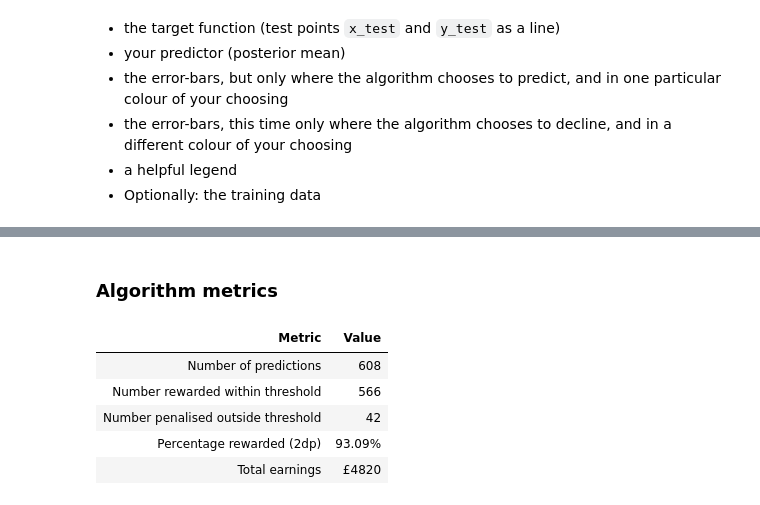
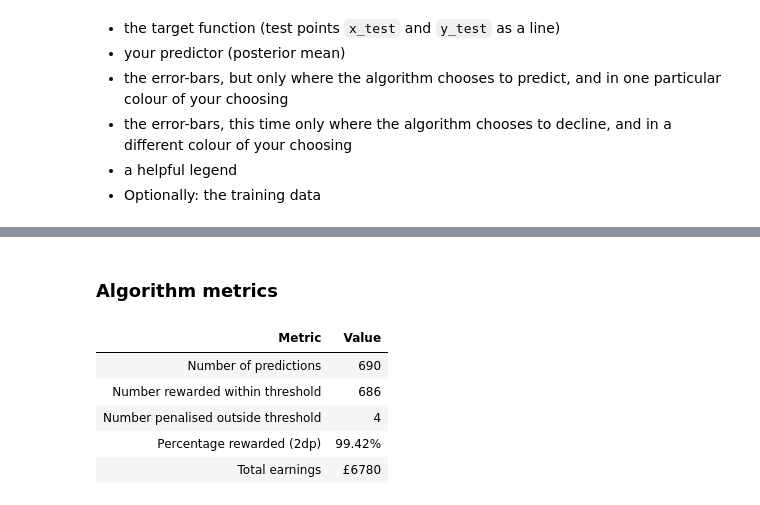
Before and after one commit to ab3308/bayesian-machine-learning, a Jupyter notebook: bayesian-regression/CM50268-Coursework-1.ipynb, the cells around one changed output, grey strips where cells are left out. Saved outputs shown, nothing was run; the diff lists cells and outputs as text; code cells hidden in the pictures.

```diff
--- a/bayesian-regression/CM50268-Coursework-1.ipynb
+++ b/bayesian-regression/CM50268-Coursework-1.ipynb
@@ -224,8 +224,7 @@ For maximum marks, the ideal solution will treat $\lambda=0$ case differently to
 ## FIT_PLS
 ##
 def fit_pls(PHI, y, lam):
-    PHI_T = np.transpose(PHI)
-    return np.linalg.inv((PHI_T @ PHI) + (lam * np.eye(PHI.shape[0]))) @ PHI_T @ y
+    return np.linalg.inv((PHI.T @ PHI) + (lam * np.eye(PHI.shape[0]))) @ PHI.T @ y
 # %% [markdown]
 ## Task 1b
 *3 marks overall*
@@ -388,8 +388,8 @@ There is an equivalent identity for determinants too.
 # %%
 ## MARGINAL LIKELIHOOD
 def compute_log_marginal(PHI, y, alph, s2):
-    cov_matrix = (s2 * np.eye(PHI.shape[0])) + (1 / alph) * PHI @ np.transpose(PHI)
-    return stats.multivariate_normal.logpdf(y.flatten(), np.zeros(PHI.shape[0]), cov_matrix)
+    cov_matrix = (s2 * np.eye(PHI.shape[0])) + (1 / alph) * PHI @ PHI.T
+    return stats.multivariate_normal.logpdf(y.ravel(), np.zeros(PHI.shape[0]), cov_matrix)
 # %%
 ## MARGINAL LIKELIHOOD (ADVANCED VERSION - OPTIONAL)
 def compute_log_marginal_advanced(PHI, y, alph, s2):
@@ -533,10 +545,14 @@ plt.show()
 # %%
 # TABLE
-min_test_idx, min_val_idx, min_train_likelihood_idx, min_train_val_likelihood_idx = np.argmin(test_errors), np.argmin(
-    val_errors), np.argmin(train_log_l), np.argmin(train_val_log_l)
+min_test_idx = np.argmin(test_errors)
+min_val_idx = np.argmin(val_errors)
+min_train_likelihood_idx = np.argmin(train_log_l)
+min_train_val_likelihood_idx = np.argmin(train_val_log_l)
 
-min_test_test, min_test_val, min_test_train_likelihood, min_test_train_val_likelihood = test_errors[min_test_idx], \
-    test_errors[min_val_idx], test_errors[min_train_likelihood_idx], test_errors[min_train_val_likelihood_idx]
+min_test_test = test_errors[min_test_idx]
+min_test_val = test_errors[min_val_idx]
+min_test_train_likelihood = test_errors[min_train_likelihood_idx]
+min_test_train_val_likelihood = test_errors[min_train_val_likelihood_idx]
 
 best_alpha = lambdas[min_train_val_likelihood_idx] / sigma_2
 
@@ -714,30 +751,14 @@ That is, only retain predictions for which we are sufficiently confident, given
 # %%
-# Implement your algorithm here
-#
-# Use these fixed values
-
 threshold = 0.15
 reward_under = 10
 cost_above = 20
 
 
-def get_predictive_variance(data, covariance):
+def get_predictions_and_var(data, m, covariance):
     """
-    Predictive variance for the given data (PHI_train, PHI_val, PHI_test) and posterior covariance (computed over training data)
+    Returns predictive mean and variance for given data and posterior
     """
-    return np.diag(data @ covariance @ data.T)
-
-
-def make_predictions(prediction_array, prediction_standard_deviations):
-    """
-    Decline if corresponding predictive std dev < threshold
-    Predict otherwise
-    """
-    return [
-        pred if (prediction_standard_deviations[idx] <= threshold)
-        else None
-        for idx, pred in enumerate(prediction_array)
-    ]
+    return (data @ m).ravel(), np.diag(data @ covariance @ data.T)
 
 
 def compute_rewards(data, decided_predictions):
@@ -746,47 +767,57 @@ def compute_rewards(data, decided_predictions):
     0 if decline
     +10 if MAE less than threshold
     -20 otherwise
     """
     return np.array([
         0 if pred is None
         else reward_under if np.abs(pred - data[idx]) <= threshold
         else -cost_above
         for idx, pred in enumerate(decided_predictions)
     ])
 
 
-# compute posterior mean and covariance over training data
-mean, cov = compute_posterior(PHI_train, y_train, best_alpha, sigma_2)
+# compute posterior mean and covariance over combined train + val data
+mean, cov = compute_posterior(PHI_train_val, np.concat([y_train, y_val]), best_alpha, sigma_2)
 
 # compute predictions and predictive variance using posterior
-y_test_pred = PHI_test @ mean
-y_test_pred_var = get_predictive_variance(PHI_test, cov)
+test_pred, test_pred_var = get_predictions_and_var(PHI_test, mean, cov)
 
-# generate predictions using defined method encapsulating decision function
-final_predictions = make_predictions(y_test_pred.flatten(), np.sqrt(y_test_pred_var))
+# convert gaussian predictions into distributions
+test_normal_distributions = stats.norm(loc=0, scale=np.sqrt(test_pred_var))
 
-# calculate earnings in line with defined task
-rewards = compute_rewards(y_test.flatten(), final_predictions)
-total_earnings = np.sum(rewards)
+# probability of abs error being less than threshold, use to make decisions
+test_probabilities = test_normal_distributions.cdf(threshold) - test_normal_distributions.cdf(-threshold)
+decisions, = np.where(test_probabilities > (cost_above / (reward_under + cost_above)))
+
+# map decisions into array of predictions / declinations
+predictions = [
+    pred if idx in decisions
+    else None
+    for idx, pred in enumerate(test_pred)
+]
+
+rewards = compute_rewards(y_test.flatten(), predictions)
 
 # metrics for table
-num_pred = sum([1 if pred is not None else 0 for pred in final_predictions])
+total_earnings = sum(rewards)
+num_pred = len(decisions)
 num_reward = len(rewards[rewards > 0])
-num_penalised = num_pred - num_reward
+num_nothing = len(rewards[rewards == 0])
+num_penalised = len(rewards[rewards < 0])
 table = [
     ["Number of predictions", num_pred],
     ["Number rewarded within threshold", num_reward],
     ["Number penalised outside threshold", num_penalised],
     ["Percentage rewarded (2dp)", f"{(num_reward / num_pred) * 100:.2f}%"],
     ["Total earnings", f"£{total_earnings}"],
 ]
 setup.tabulate_neatly(table, headers=["Metric", "Value"], title="Algorithm metrics")
 # %% [output]
 Algorithm metrics
 | Metric | Value |
-| Number of predictions | 608 |
-| Number rewarded within threshold | 566 |
-| Number penalised outside threshold | 42 |
-| Percentage rewarded (2dp) | 93.09% |
-| Total earnings | £4820 |
+| Number of predictions | 690 |
+| Number rewarded within threshold | 686 |
+| Number penalised outside threshold | 4 |
+| Percentage rewarded (2dp) | 99.42% |
+| Total earnings | £6780 |
 # %%
```
Also changed, not shown: parts of 8 cells of this notebook.
